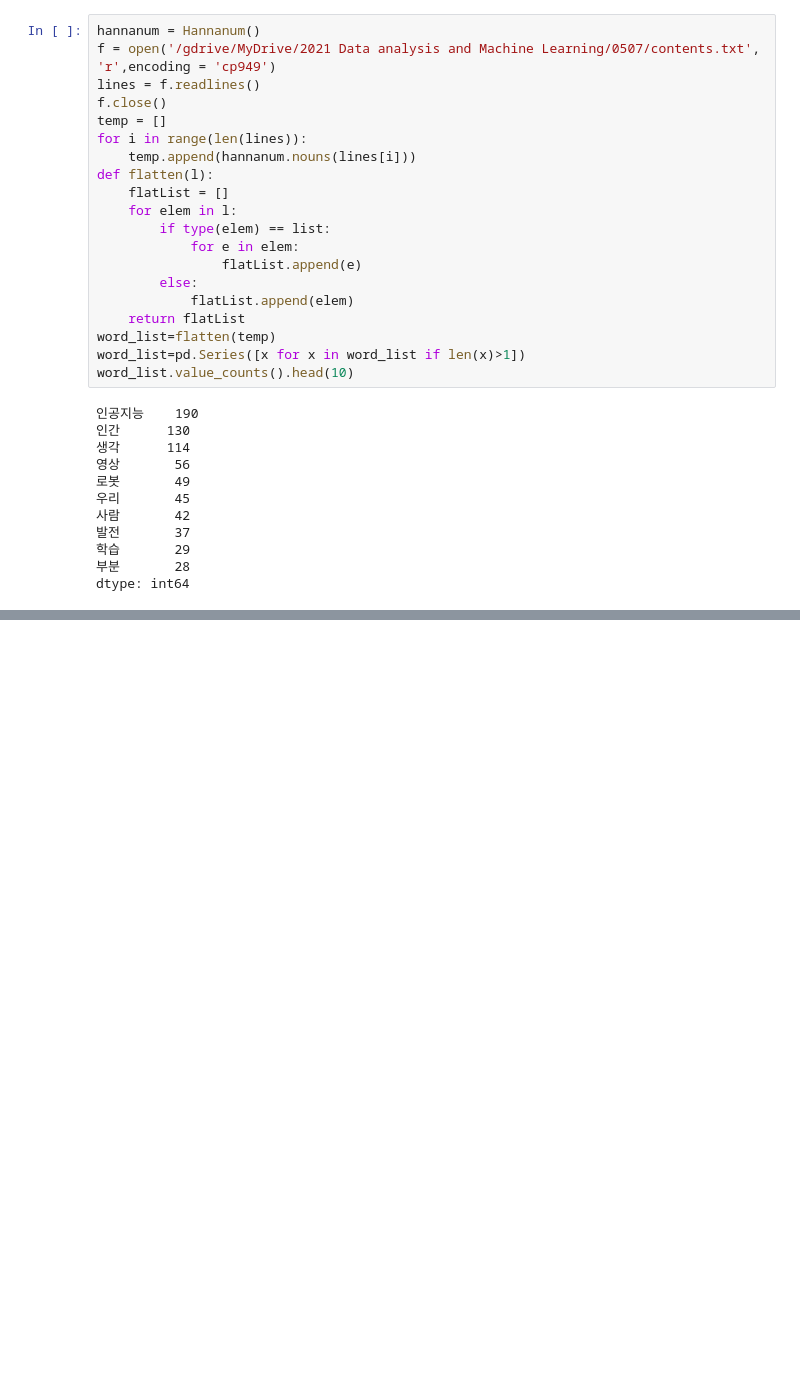
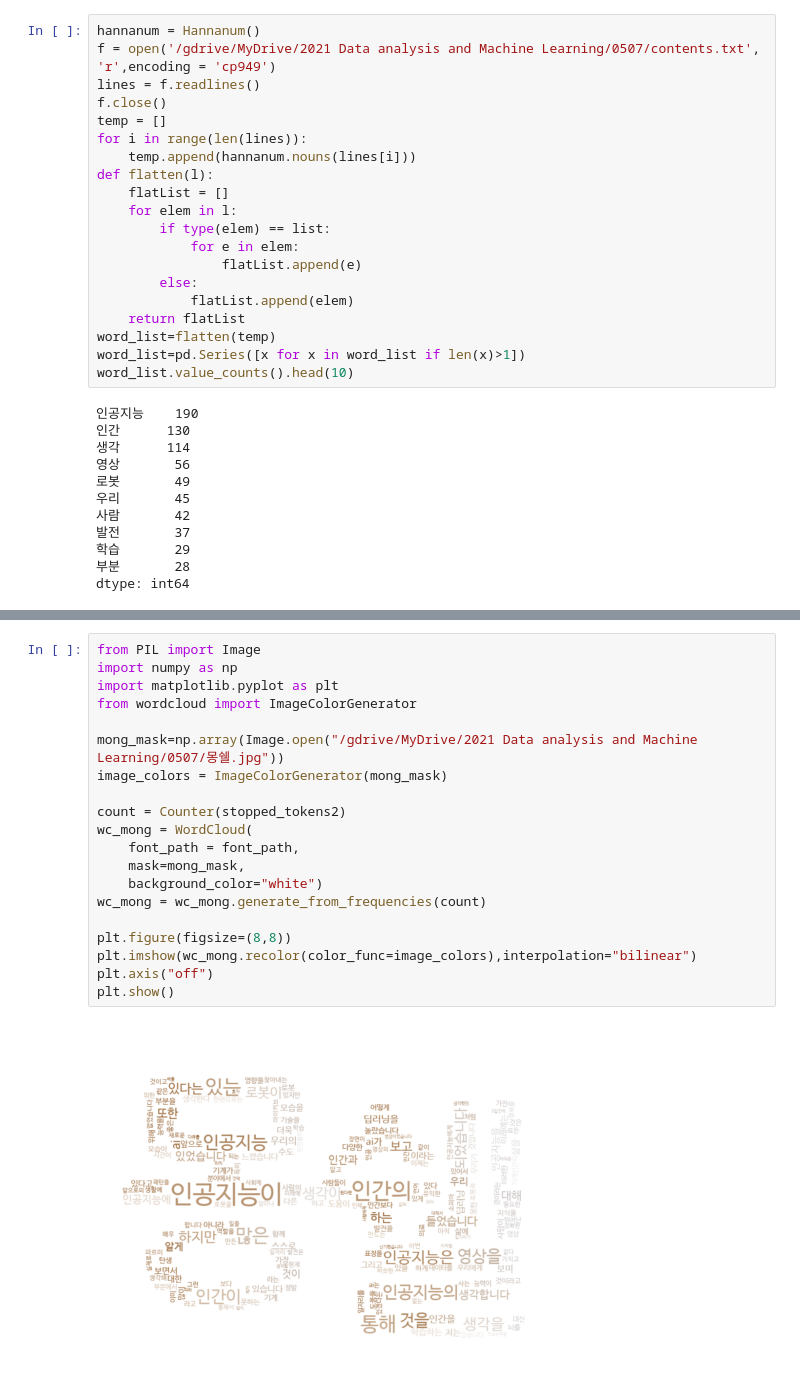
Before and after one commit to HYEONJI-K/HJ_Python, a Jupyter notebook: P0507.ipynb, the cells around one changed output, grey strips where cells are left out. Cells and saved outputs as stored; diff of their text form; blank space fills up the shorter version.

```diff
--- a/P0507.ipynb
+++ b/P0507.ipynb
@@ -104,0 +153,22 @@ dtype: int64
+# %%
+from PIL import Image
+import numpy as np
+import matplotlib.pyplot as plt
+from wordcloud import ImageColorGenerator
+
+mong_mask=np.array(Image.open("/gdrive/MyDrive/2021 Data analysis and Machine Learning/0507/몽쉘.jpg"))
+image_colors = ImageColorGenerator(mong_mask)
+
+count = Counter(stopped_tokens2)
+wc_mong = WordCloud(
+    font_path = font_path,
+    mask=mong_mask,
+    background_color="white")
+wc_mong = wc_mong.generate_from_frequencies(count)
+
+plt.figure(figsize=(8,8))
+plt.imshow(wc_mong.recolor(color_func=image_colors),interpolation="bilinear")
+plt.axis("off")
+plt.show()
+# %% [output]
+[figure, added]
```
Also changed, not shown: parts of 7 cells of this notebook.
